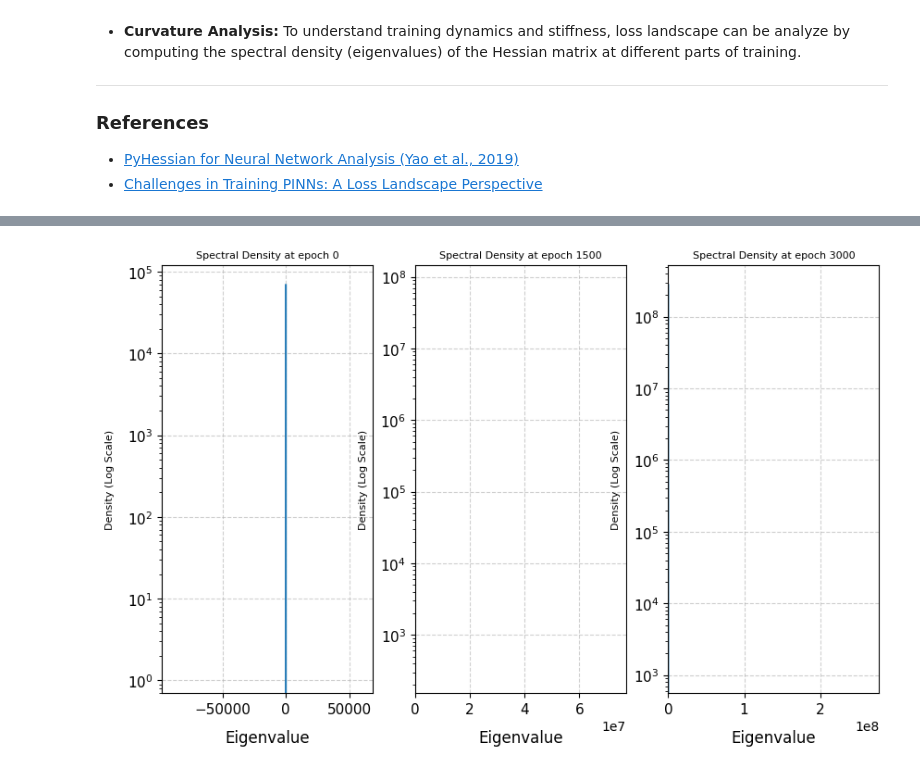
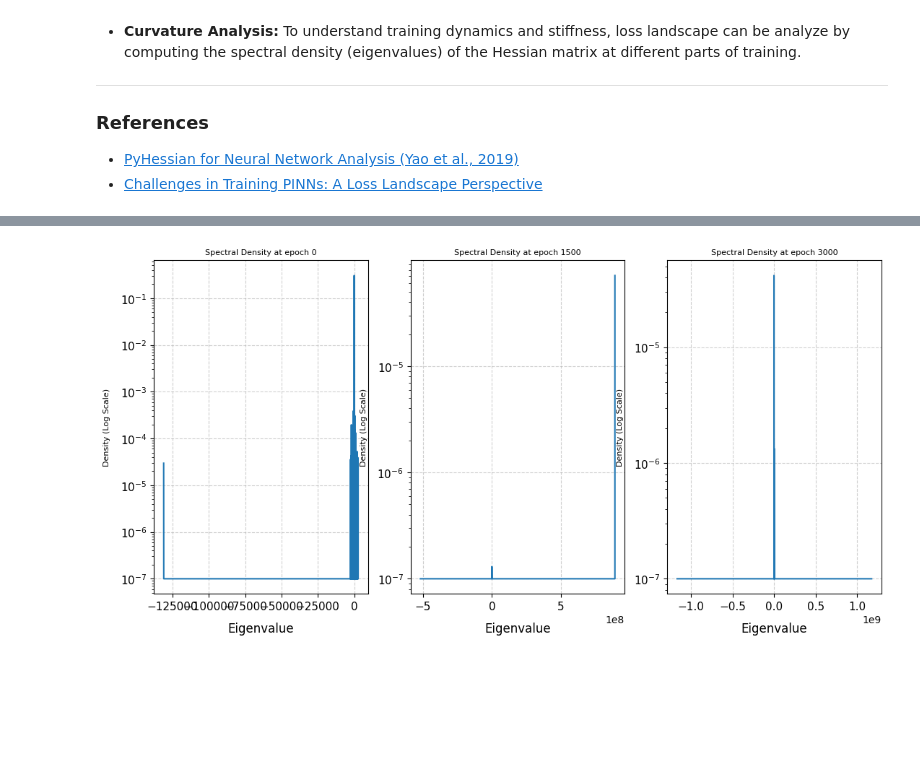
Before and after one commit to tzw321/PINN-Black-Scholes, a Jupyter notebook: Pinn/pinn.ipynb, the cells around one changed output, grey strips where cells are left out. Drawn from its saved outputs; the diff is of its cells as text; code cells hidden in the pictures; blank space fills up the shorter version.

```diff
--- a/Pinn/pinn.ipynb
+++ b/Pinn/pinn.ipynb
@@ -126,9 +118,10 @@ def train_model_comp(data, model, optimizer, epochs):
 
     return losses
 
-model = PINN_BS()
+params = {'r': r, 'sigma': sigma, 'K' : K, 'T' : T}
+model = PINN(params=params, in_features = 2, out_features = 1, layers=3, hidden_layers=64)
 epochs = 3000
 optimizer = torch.optim.Adam(model.parameters(), lr=0.001)
-data = collocation_points(S_max, T, n_pde=2000, n_boundary=500)
+data = collocation_points(S_max, T, n_pde=5000, n_boundary=1000)
 training_loss = train_model_comp(data, model, optimizer, epochs)
 # %% [output]
@@ -178,8 +178,9 @@ K = 100        # Strike price
 T = 1          # Time to maturity (1 year)
 S_max = 3 * K  # Upper Boundary for S -> inf
 
+params = {'r': r, 'sigma': sigma, 'K' : K, 'T' : T}
 data = collocation_points(S_max, T, n_pde=5000, n_boundary=500)
-new_model = PINN_BS()
+new_model = PINN(params)
 # %%
 def check_esd(model, compute_pinn_loss, data, optimizer, device='cuda'):
 
@@ -212,21 +213,21 @@ def check_esd(model, compute_pinn_loss, data, optimizer, device='cuda'):
 
     return esd_plot
 # %%
-epochs = 3000
+epochs = 4500
 optimizer = torch.optim.Adam(new_model.parameters(), lr=0.001)
 esd_plot = check_esd(new_model, compute_pinn_loss, data, optimizer, device='cuda')
-fig, axs = plt.subplots(nrows=1, ncols=3, figsize=(10, 6))
+fig, axs = plt.subplots(nrows=1, ncols=3, figsize=(13, 6))
 ax = axs.flatten()
 for i in range(3):
     eigenvalues = esd_plot[i][0]
     weights = esd_plot[i][1]
     epoch = esd_plot[i][2]
-    grids, density = get_esd_plot(eigenvalues, weights)
+    print(f"Epoch: {epoch} Max Eigenvalue: {max(eigenvalues[0])}, Min Eigenvalue: {min(eigenvalues[0])}")
+    density, grids  = get_esd_plot(eigenvalues, weights)
     ax[i].semilogy(grids, density + 1.0e-7)
     ax[i].set_title(f'Spectral Density at epoch {epoch}', fontsize=8)
     ax[i].set_ylabel('Density (Log Scale)', fontsize=8, labelpad=10)
     ax[i].set_xlabel('Eigenvalue', fontsize=12, labelpad=10)
     ax[i].tick_params(axis='both', which='major', labelsize=11)
-    ax[i].set_xlim([np.min(eigenvalues) - 1, np.max(eigenvalues) + 1])
     ax[i].grid(True, linestyle='--', alpha=0.6)
 # %% [output]
@@ -240 +247 @@ Epoch 3000  | Total Loss:  2789.442871 | BC1 Loss:     0.000762 | BC2 Loss:  260
-[figure, old version]
+[figure, new version]
```
Also changed, not shown: parts of 19 cells of this notebook, 3 other files.
